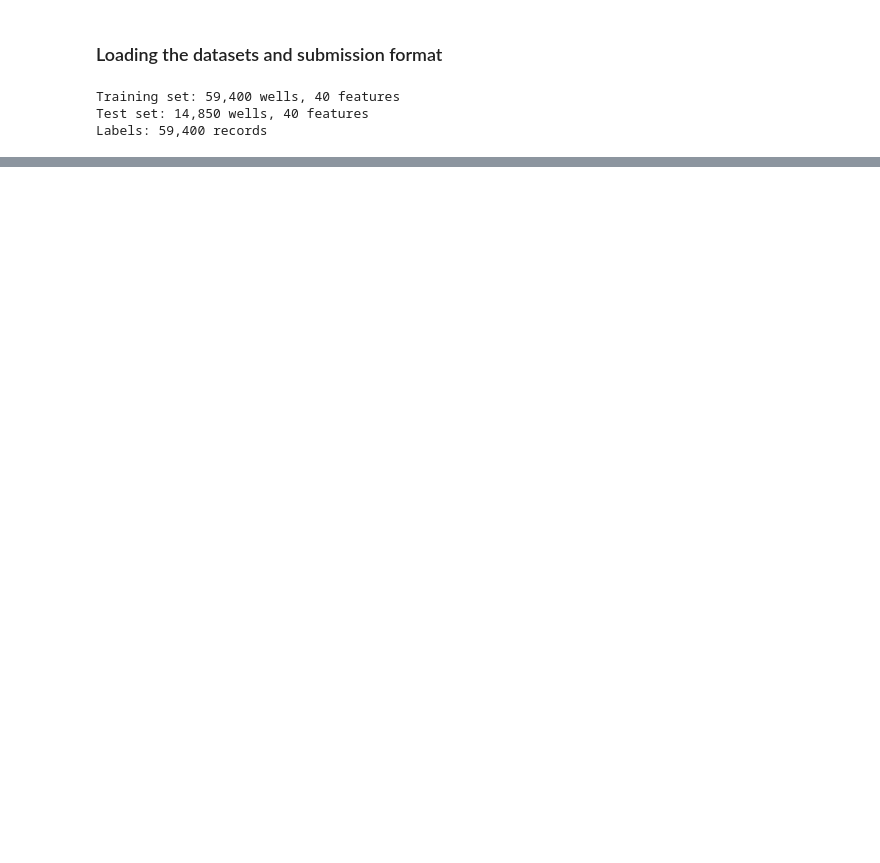
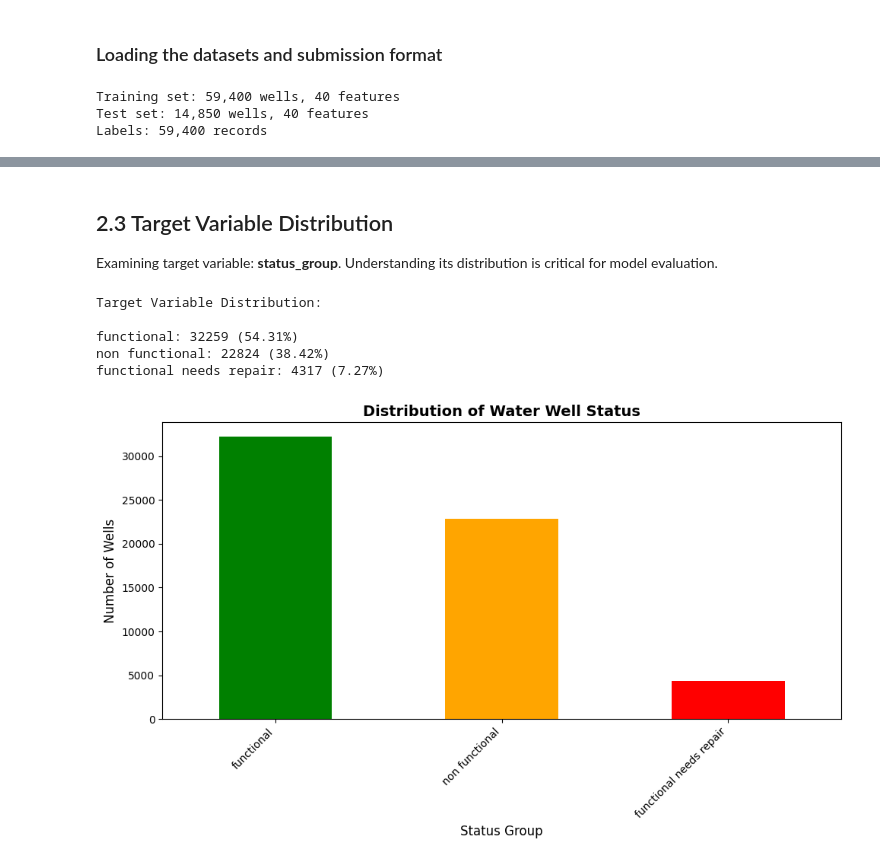
Before and after one commit to Kaks753/Tanzanian-Water-Wells, a Jupyter notebook: Tz_water_wells.ipynb, the cells around one changed output, grey strips where cells are left out. Drawn from its saved outputs; the diff is of its cells as text; code cells hidden in the pictures; blank space fills up the shorter version.

Commit message:
Target Variable Distribution

```diff
--- a/Tz_water_wells.ipynb
+++ b/Tz_water_wells.ipynb
@@ -85,0 +90,5 @@ Labels: 59,400 records
+# %%
+# Merge training values with labels
+train_df = train_values.merge(train_labels, on='id', how='inner')
+
+train_df.head()
@@ -85,0 +125,34 @@ Labels: 59,400 records
+# %% [markdown]
+## 2.3 Target Variable Distribution
+
+Examining target variable: **status_group**. Understanding its distribution is critical for model evaluation.
+# %%
+# target variable distribution
+target_counts = train_df['status_group'].value_counts()
+
+target_pcts = train_df['status_group'].value_counts(normalize=True) * 100
+
+print("Target Variable Distribution:")
+print(" "*10)
+for status in target_counts.index:
+    count = target_counts[status]
+    pct = target_pcts[status]
+    print(f"{status}: {count} ({pct:.2f}%)")
+# %% [output]
+Target Variable Distribution:
+
+functional: 32259 (54.31%)
+non functional: 22824 (38.42%)
+functional needs repair: 4317 (7.27%)
+# %%
+# Visualizing the distribution
+plt.figure(figsize=(10, 6))
+target_counts.plot(kind='bar', color=['green', 'orange', 'red'])
+plt.title('Distribution of Water Well Status', fontsize=14, fontweight='bold')
+plt.xlabel('Status Group', fontsize=12)
+plt.ylabel('Number of Wells', fontsize=12)
+plt.xticks(rotation=45, ha='right')
+plt.tight_layout()
+plt.show()
+# %% [output]
+[figure, added]
```
Also changed, not shown: parts of 5 cells of this notebook.
